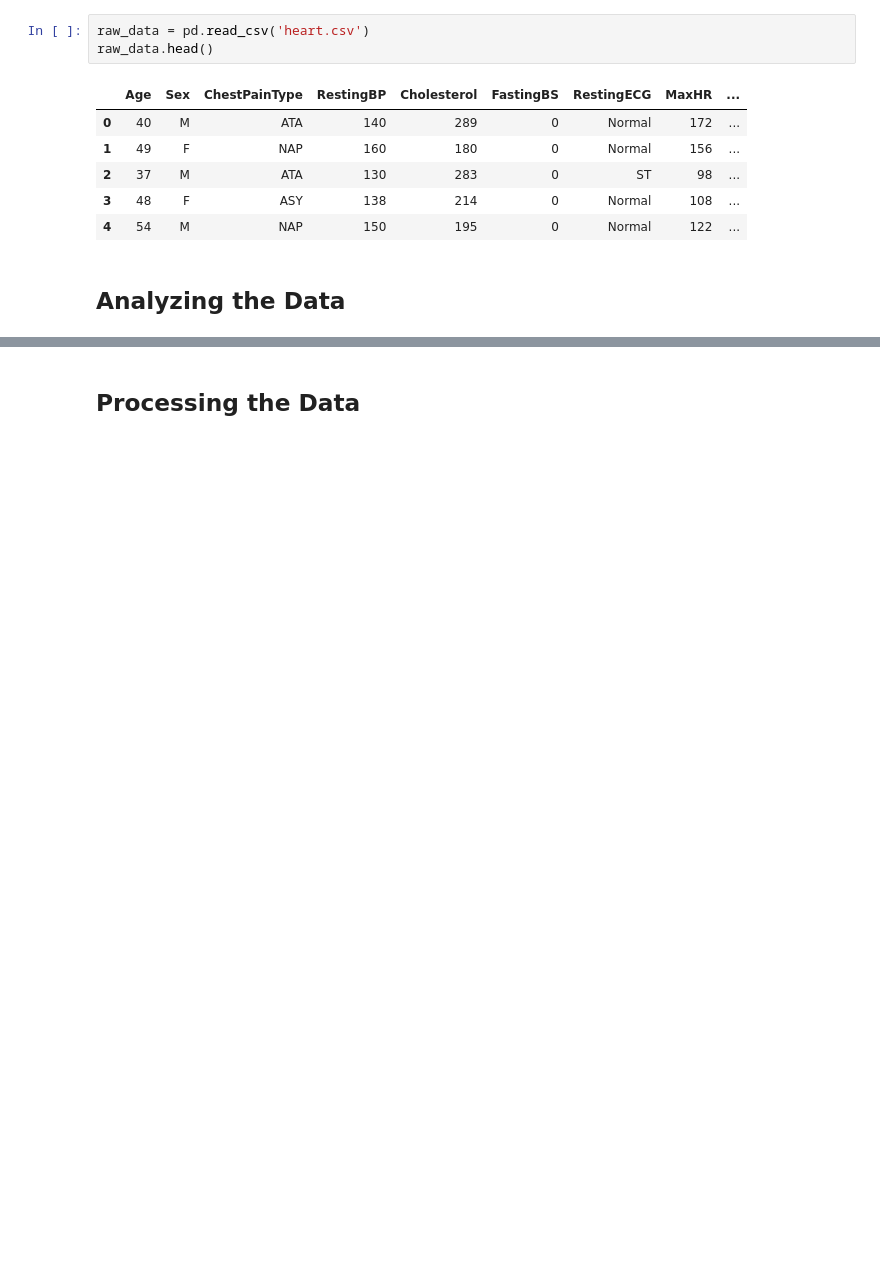
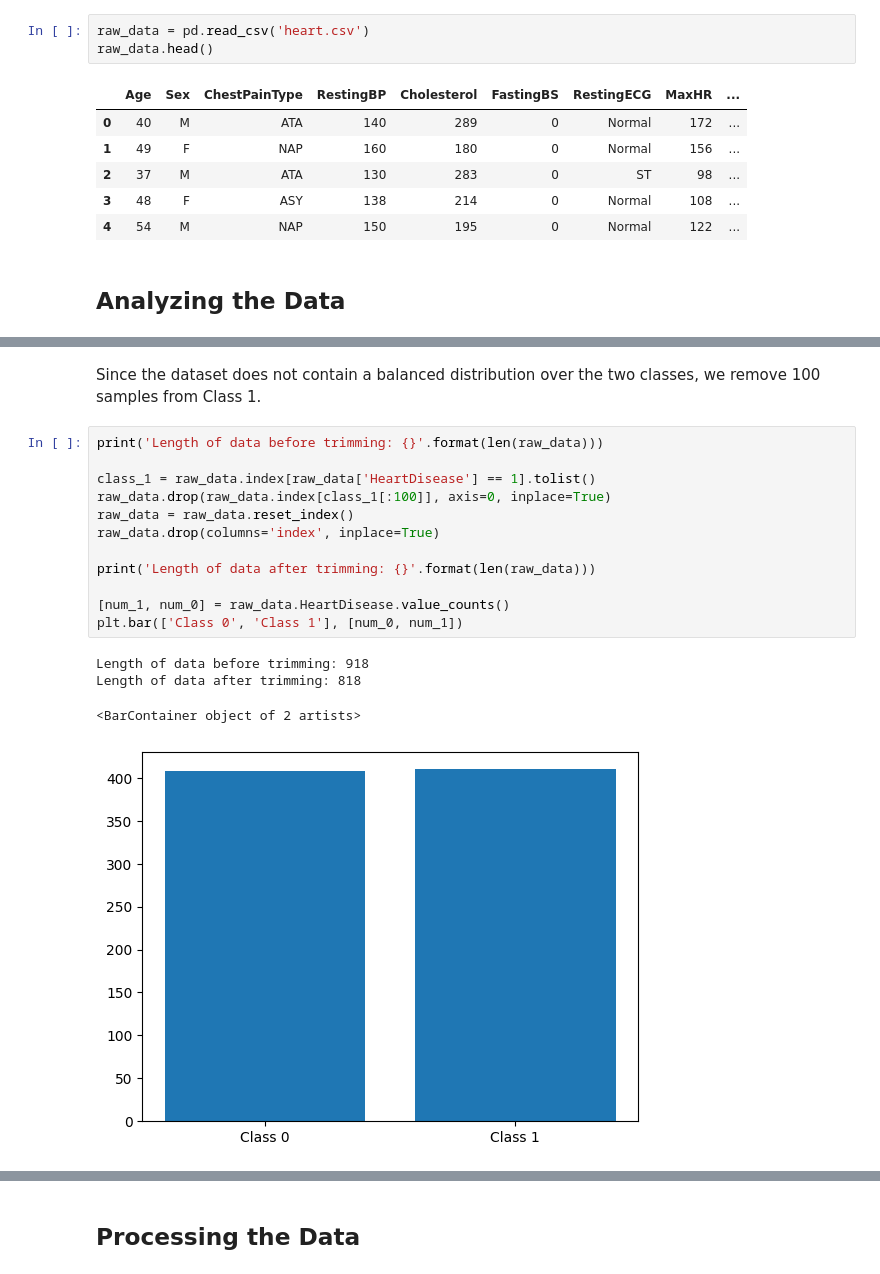
Before and after one commit to SagarParekh97/Decision-Making-under-Uncertainty, a Jupyter notebook: P1/P1.ipynb, the cells around one changed output, grey strips where cells are left out. Cells and saved outputs as stored; diff of their text form; blank space fills up the shorter version.

```diff
--- a/P1/P1.ipynb
+++ b/P1/P1.ipynb
@@ -34,0 +55,19 @@ raw_data.head()
+# %% [markdown]
+Since the dataset does not contain a balanced distribution over the two classes, we remove 100 samples from Class 1.
+# %%
+print('Length of data before trimming: {}'.format(len(raw_data)))
+
+class_1 = raw_data.index[raw_data['HeartDisease'] == 1].tolist()
+raw_data.drop(raw_data.index[class_1[:100]], axis=0, inplace=True)
+raw_data = raw_data.reset_index()
+raw_data.drop(columns='index', inplace=True)
+
+print('Length of data after trimming: {}'.format(len(raw_data)))
+
+[num_1, num_0] = raw_data.HeartDisease.value_counts()
+plt.bar(['Class 0', 'Class 1'], [num_0, num_1])
+# %% [output]
+Length of data before trimming: 918
+Length of data after trimming: 818
+<BarContainer object of 2 artists>
+[figure, added]
```
Also changed, not shown: parts of 55 cells of this notebook, 4 other files.
